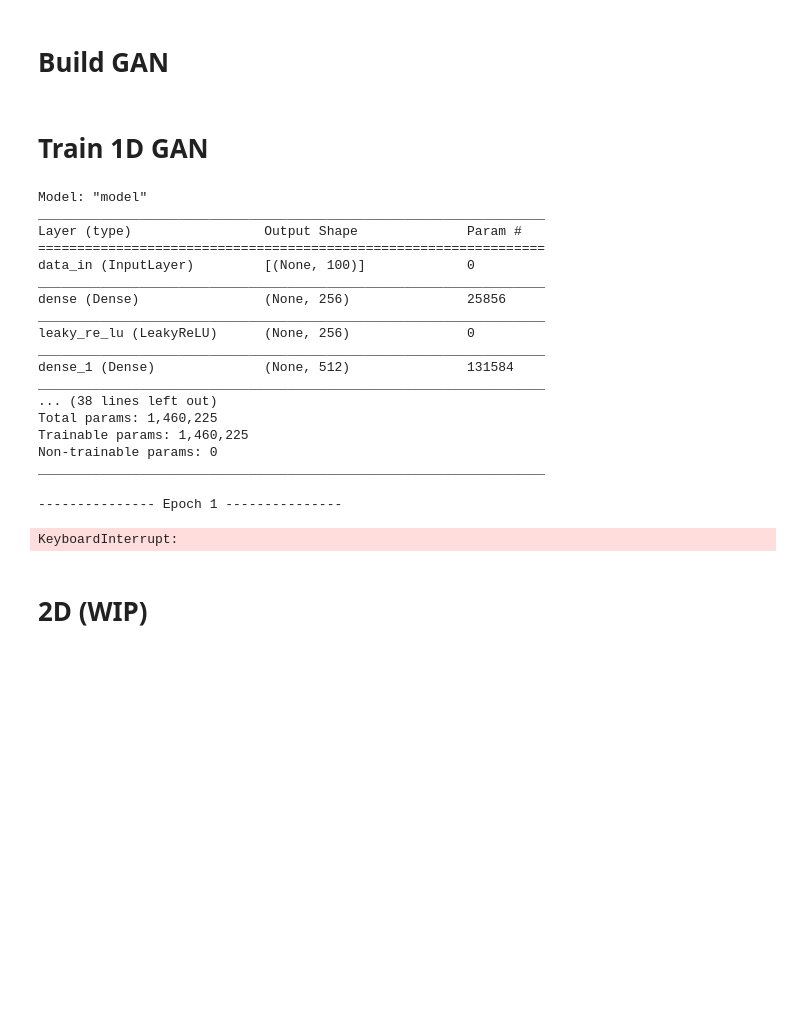
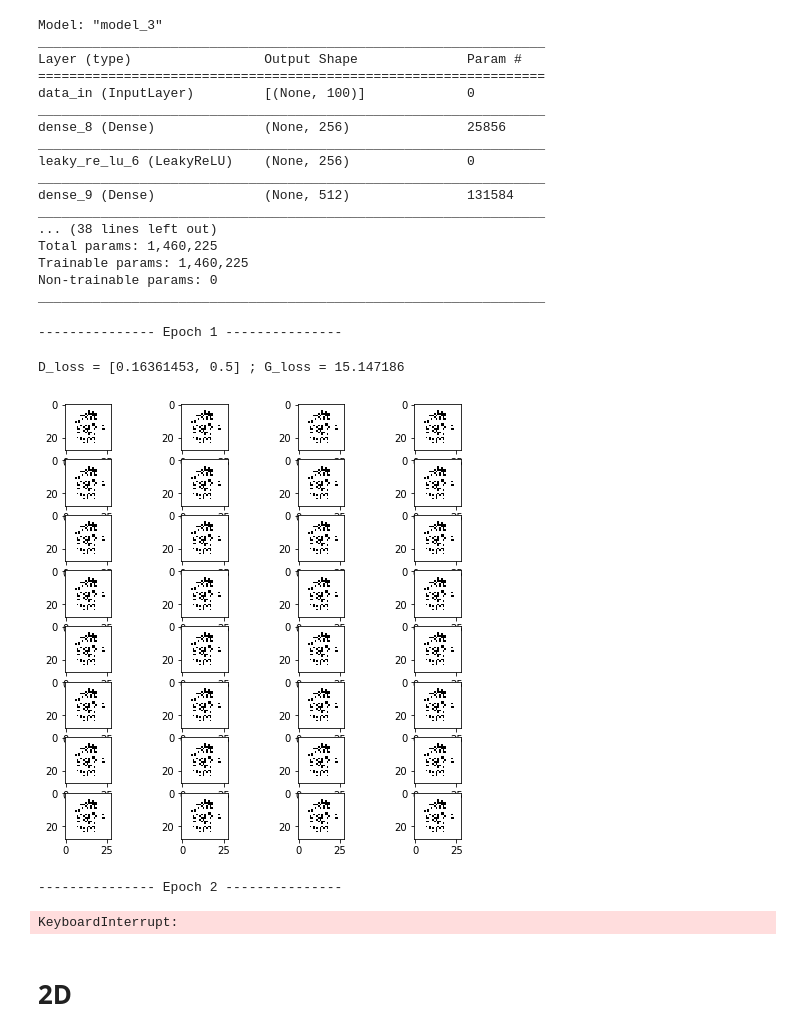
Before and after one commit to EParisot/GAN_Keras, a Jupyter notebook: GAN_Keras.ipynb, the cells around one changed output. Drawn from its saved outputs; the diff is of its cells as text; code cells hidden in the pictures; blank space fills up the shorter version.

```diff
--- a/GAN_Keras.ipynb
+++ b/GAN_Keras.ipynb
@@ -41,7 +43,7 @@ def build_1D_generator(rand_shape, output_shape):
     out = Dense(output_shape[0], activation='tanh')(x)
 
     generator = Model(inputs=[data_in], outputs=[out])
-    generator.compile(loss='binary_crossentropy', optimizer='adadelta', metrics=['accuracy'])
+    generator.compile(loss='binary_crossentropy', optimizer='adam', metrics=['accuracy'])
 
     generator.summary()
     return generator
@@ -65,12 +67,10 @@ def build_1D_discriminator(input_shape):
     out = Dense(1, activation='sigmoid')(x)
 
     discriminator = Model(inputs=[data_in], outputs=[out])
-    discriminator.compile(loss='binary_crossentropy', optimizer='adadelta', metrics=['accuracy'])
+    discriminator.compile(loss='binary_crossentropy', optimizer='adam', metrics=['accuracy'])
 
     discriminator.summary()
     return discriminator
-# %% [markdown]
-# Build GAN
 # %%
 def build_gan(generator, discriminator, rand_shape):
 
@@ -82,11 +82,9 @@ def build_gan(generator, discriminator, rand_shape):
     gan_output = discriminator(x)
 
     gan = Model(inputs=[gan_input], outputs=[gan_output])
-    gan.compile(loss="binary_crossentropy", optimizer="adadelta")
+    gan.compile(loss="binary_crossentropy", optimizer="adam")
 
     return gan
-# %% [markdown]
-# Train 1D GAN
 # %%
 def train_gan(dataset, rand_param_size=100, epochs=10, batch_size=32, show_img=True):
     np.random.seed(10)
@@ -119,52 +117,55 @@ def train_gan(dataset, rand_param_size=100, epochs=10, batch_size=32, show_img=T
             y_dis[:batch_size] = 0.9
             # Discriminator train step
             discriminator.trainable = True
-            discriminator.train_on_batch(X, y_dis)
+            d_loss = discriminator.train_on_batch(X, y_dis)
             # Build new seeds and "real" labels
             seeds = np.random.normal(0, 1, size=[batch_size, rand_param_size])
             y_gen = np.ones(batch_size)
             # Generator train step
             discriminator.trainable = False
-            gan.train_on_batch(seeds, y_gen)
-
-    if show_img:
-        # build fake images
-        visu_seeds = np.random.normal(0, 1, size=[batch_size, rand_param_size])
-        built_images = generator.predict(visu_seeds)
-        built_images = built_images.reshape(built_images.shape[0], int(np.sqrt(built_images.shape[1])), int(np.sqrt(built_images.shape[1])))
-        # plot generated images
-        fig = plt.figure(figsize=(8, 8))
-        columns = 4
-        rows = batch_size / columns
-        for i, img in enumerate(built_images):
-            if i + 1 > 0 and i < columns * rows:
-                fig.add_subplot(rows, columns, i+1)
-                plt.imshow(img, cmap="Greys")
-        plt.show()
+            g_loss = gan.train_on_batch(seeds, y_gen)
+        print("D_loss = %s ; G_loss = %s" % (d_loss, g_loss))
+        if show_img:
+            # build fake images
+            visu_seeds = np.random.normal(0, 1, size=[batch_size, rand_param_size])
+            built_images = generator.predict(visu_seeds)
+            built_images = built_images.reshape(built_images.shape[0], int(np.sqrt(built_images.shape[1])), int(np.sqrt(built_images.shape[1])))
+            # plot generated images
+            fig = plt.figure(figsize=(8, 8))
+            columns = 4
+            rows = batch_size / columns
+            for i, img in enumerate(built_images):
+                if i + 1 > 0 and i < columns * rows:
+                    fig.add_subplot(rows, columns, i+1)
+                    plt.imshow(img, cmap="Greys")
+            plt.show()
 # %%
-train_gan("mnist", rand_param_size=100, epochs=2, batch_size=32, show_img=True)
+train_gan("mnist", rand_param_size=100, epochs=10, batch_size=32, show_img=True)
 # %% [output]
-Model: "model"
+Model: "model_3"
 _________________________________________________________________
 Layer (type)                 Output Shape              Param #
 =================================================================
 data_in (InputLayer)         [(None, 100)]             0
 _________________________________________________________________
-dense (Dense)                (None, 256)               25856
+dense_8 (Dense)              (None, 256)               25856
 _________________________________________________________________
-leaky_re_lu (LeakyReLU)      (None, 256)               0
+leaky_re_lu_6 (LeakyReLU)    (None, 256)               0
 _________________________________________________________________
-dense_1 (Dense)              (None, 512)               131584
+dense_9 (Dense)              (None, 512)               131584
 _________________________________________________________________
 ... (38 lines left out)
 Total params: 1,460,225
 Trainable params: 1,460,225
 Non-trainable params: 0
 _________________________________________________________________
 --------------- Epoch 1 ---------------
-KeyboardInterrupt:
+D_loss = [0.16361453, 0.5] ; G_loss = 15.147186
+[figure, added]
+--------------- Epoch 2 ---------------
+KeyboardInterrupt:
 # %% [markdown]
-# 2D (WIP)
+# 2D
 # %%
 def load_2D_data(dataset):
     if dataset == "mnist":
```
Also changed, not shown: parts of 7 cells of this notebook.
